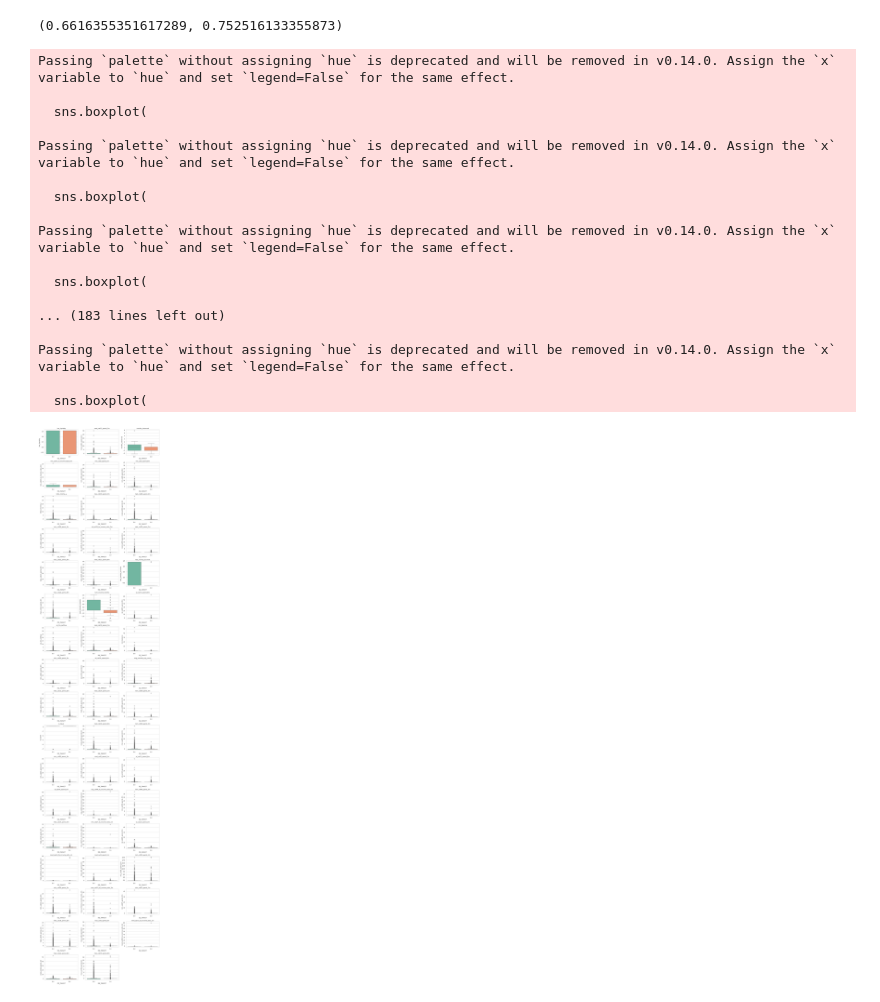
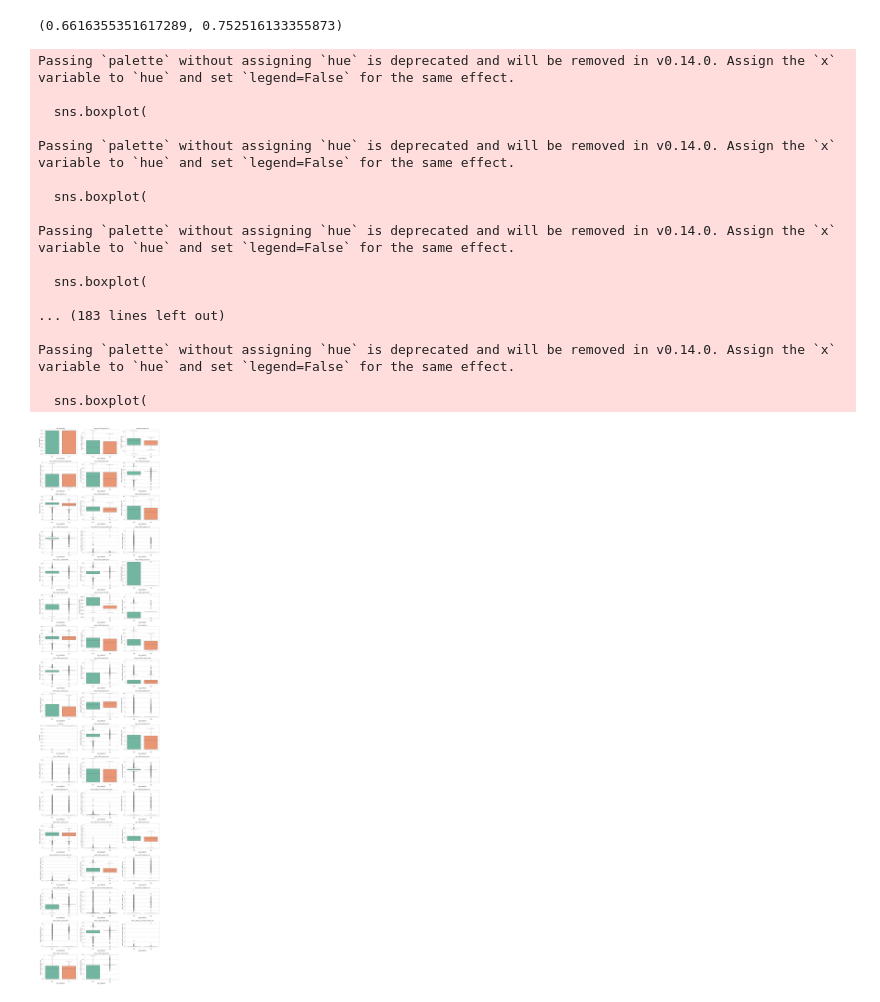
Before and after one commit to harisdsc/DSC180B, a Jupyter notebook: feature_selection.ipynb, the cells around one changed output. Cells and saved outputs as stored; diff of their text form; code cells hidden in the pictures.

```diff
--- a/feature_selection.ipynb
+++ b/feature_selection.ipynb
@@ -1169,19 +1169,10 @@ baseline_auc, top50_auc
 (0.6616355351617289, 0.752516133355873)
 # %%
 import seaborn as sns
-from sklearn.preprocessing import StandardScaler
-
 feature_cols = top_50_features
-scaler = StandardScaler()
-
-X_std = pd.DataFrame(
-    scaler.fit_transform(all_feats[feature_cols]),
-    columns=feature_cols,
-    index=all_feats.index
-)
-
+X_log = np.log1p(all_feats[feature_cols].clip(lower=0))
 # Keep the target
-X_std[TARGET] = all_feats[TARGET]
+X_log[TARGET] = all_feats[TARGET]
 sns.set(style="whitegrid")
 n_cols = 3
 n_rows = int(np.ceil(len(top_50_features)/n_cols))
@@ -1192,32 +1183,32 @@ for i, feat in enumerate(top_50_features, 1):
     plt.subplot(n_rows, n_cols, i)
     sns.boxplot(
         x=TARGET,
         y=feat,
-        data=X_std,
+        data=X_log,
         palette="Set2"
     )
     plt.title(feat)
     plt.xlabel("DQ_TARGET")
     plt.ylabel(feat)
 
 plt.tight_layout()
 plt.show()
 # %% [output]
 Passing `palette` without assigning `hue` is deprecated and will be removed in v0.14.0. Assign the `x` variable to `hue` and set `legend=False` for the same effect.
 
   sns.boxplot(
 
 Passing `palette` without assigning `hue` is deprecated and will be removed in v0.14.0. Assign the `x` variable to `hue` and set `legend=False` for the same effect.
 
   sns.boxplot(
 
 Passing `palette` without assigning `hue` is deprecated and will be removed in v0.14.0. Assign the `x` variable to `hue` and set `legend=False` for the same effect.
 
   sns.boxplot(
 
 ... (183 lines left out)
 
 Passing `palette` without assigning `hue` is deprecated and will be removed in v0.14.0. Assign the `x` variable to `hue` and set `legend=False` for the same effect.
 
   sns.boxplot(
-[figure, old version]
+[figure, new version]
```
